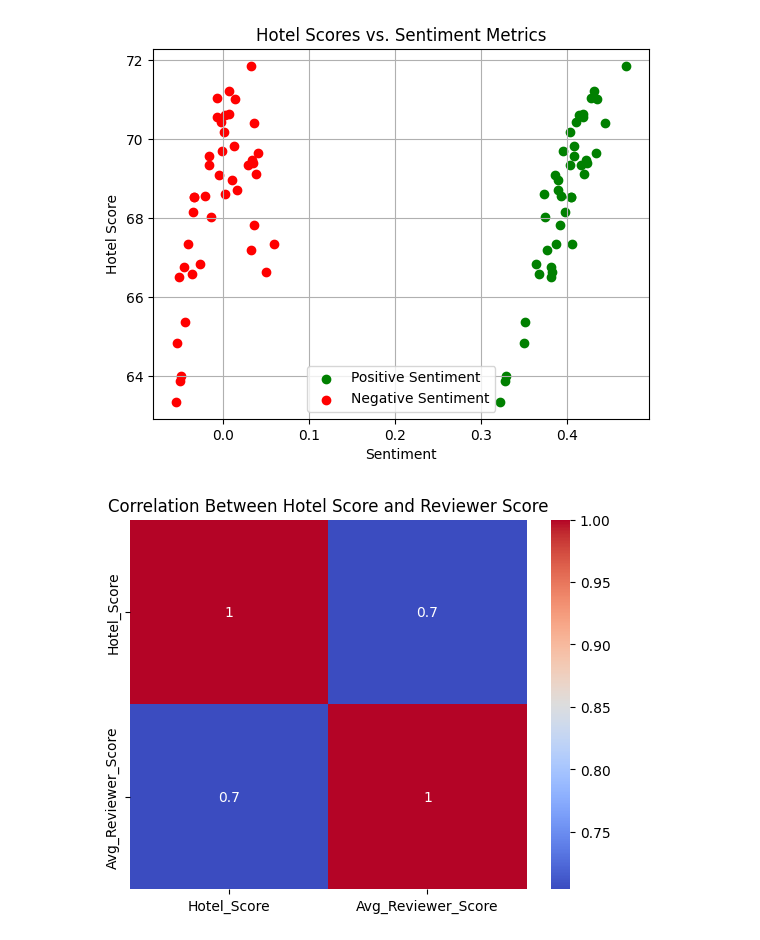
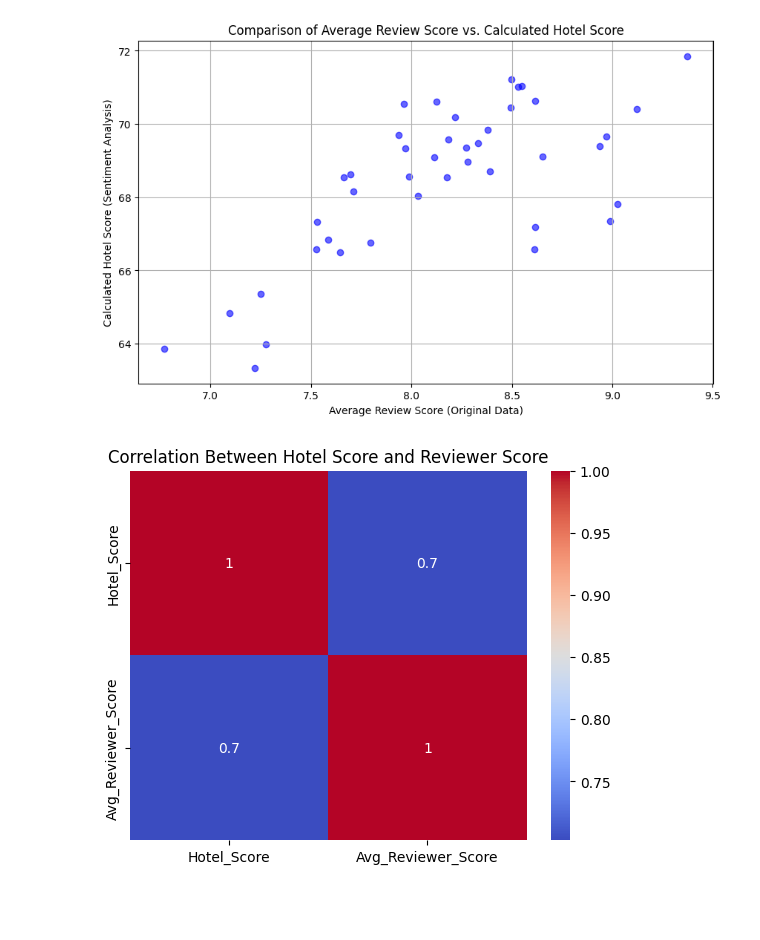
Before and after one commit to minuuva/Hotel-Reviews-Sentiment-Analysis, a Jupyter notebook: validation.ipynb, the cells around one changed output. Cells and saved outputs as stored; diff of their text form; code cells hidden in the pictures; blank space fills up the shorter version.

Commit message:
validation techniques used against sentiment analysis

```diff
--- a/validation.ipynb
+++ b/validation.ipynb
@@ -3,23 +3,29 @@ import pandas as pd
 import matplotlib.pyplot as plt
 import seaborn as sns
 
-data = pd.read_csv('hotelreviews_sentiments.csv')
-hotel_sentiments = data.groupby('Hotel_Name')[['Positive_Sentiment', 'Negative_Sentiment']].mean()
-hotel_sentiments['Hotel_Score'] = (hotel_sentiments['Positive_Sentiment'] - abs(hotel_sentiments['Negative_Sentiment'])) * 50 + 50
+data = pd.read_csv('hotelreviews_with_scores.csv')
-# %%
-# Comparing the calculated scores with the raw sentiment data and actual reviews to ensure they match expectations
-# Scatter plot: Positive sentiment vs. hotel score
-
-plt.scatter(hotel_sentiments['Positive_Sentiment'], hotel_sentiments['Hotel_Score'], color='green', label='Positive Sentiment')
-plt.scatter(hotel_sentiments['Negative_Sentiment'], hotel_sentiments['Hotel_Score'], color='red', label='Negative Sentiment')
-plt.title("Hotel Scores vs. Sentiment Metrics")
-plt.xlabel("Sentiment")
-plt.ylabel("Hotel Score")
-plt.legend()
-plt.grid()
-plt.show()
-# %% [output]
-[figure, removed]
+# %%
+average_review_scores = data.groupby('Hotel_Name')['Reviewer_Score'].mean()
+
+# Extract the calculated hotel scores from the sentiment analysis
+hotel_scores = data.groupby('Hotel_Name')['Hotel_Score'].mean()
+
+# Combine the two metrics into a single DataFrame for comparison
+comparison_df = pd.DataFrame({
+    'Average_Review_Score': average_review_scores,
+    'Calculated_Hotel_Score': hotel_scores
+})
+
+# Scatter plot comparison
+plt.figure(figsize=(10, 6))
+plt.scatter(comparison_df['Average_Review_Score'], comparison_df['Calculated_Hotel_Score'], color='blue', alpha=0.6)
+plt.title("Comparison of Average Review Score vs. Calculated Hotel Score")
+plt.xlabel("Average Review Score (Original Data)")
+plt.ylabel("Calculated Hotel Score (Sentiment Analysis)")
+plt.grid()
+plt.show()
+# %% [output]
+[figure, added]
 # %%
 avg_reviewer_scores = data.groupby('Hotel_Name')['Reviewer_Score'].mean()
 comparison = hotel_sentiments.merge(avg_reviewer_scores, on='Hotel_Name')
```
Also changed, not shown: parts of 1 cell of this notebook.
